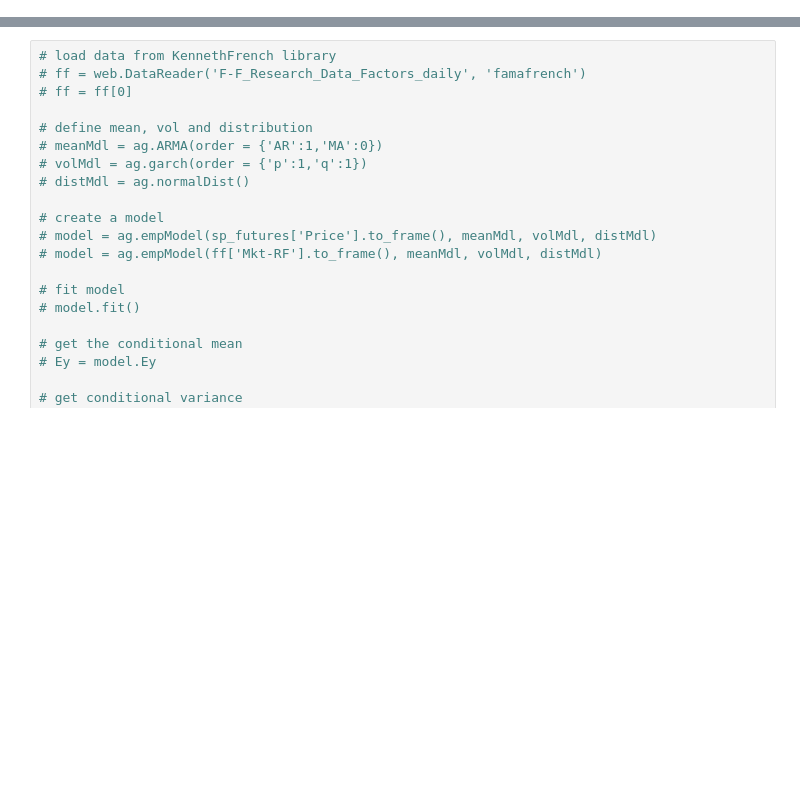
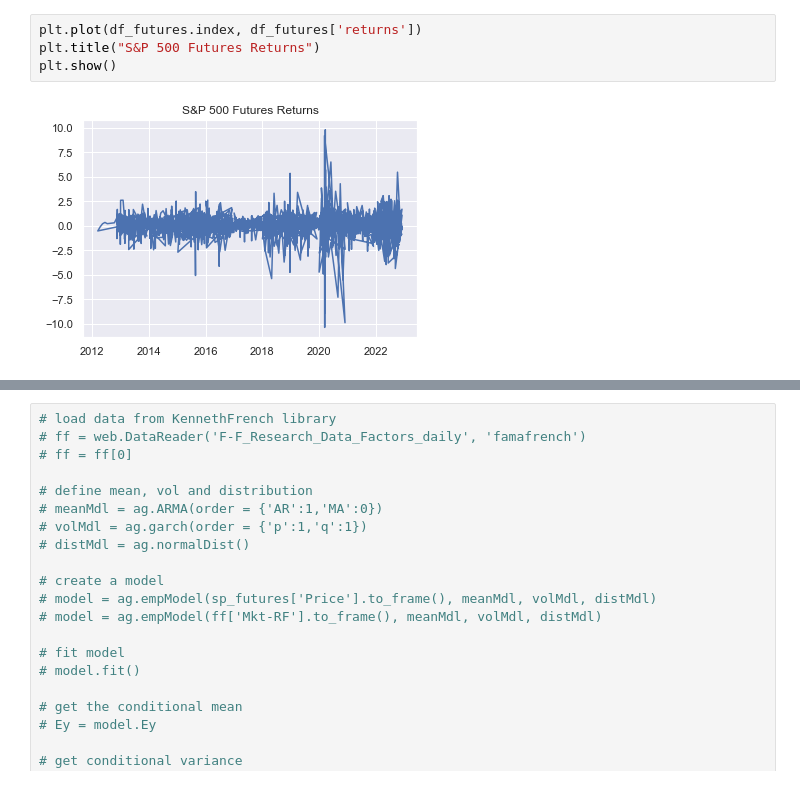
Before and after one commit to alexanderlerner/stats207project, a Jupyter notebook: garch_model.ipynb, the cells around one changed output, grey strips where cells are left out. Cells and saved outputs as stored; diff of their text form; blank space fills up the shorter version.

```diff
--- a/garch_model.ipynb
+++ b/garch_model.ipynb
@@ -58,0 +60,6 @@ See the caveats in the documentation: https://pandas.pydata.org/pandas-docs/stab
+# %%
+plt.plot(df_futures.index, df_futures['returns'])
+plt.title("S&P 500 Futures Returns")
+plt.show()
+# %% [output]
+[figure, added]
```
Also changed, not shown: parts of 18 cells of this notebook, 3 other files.
